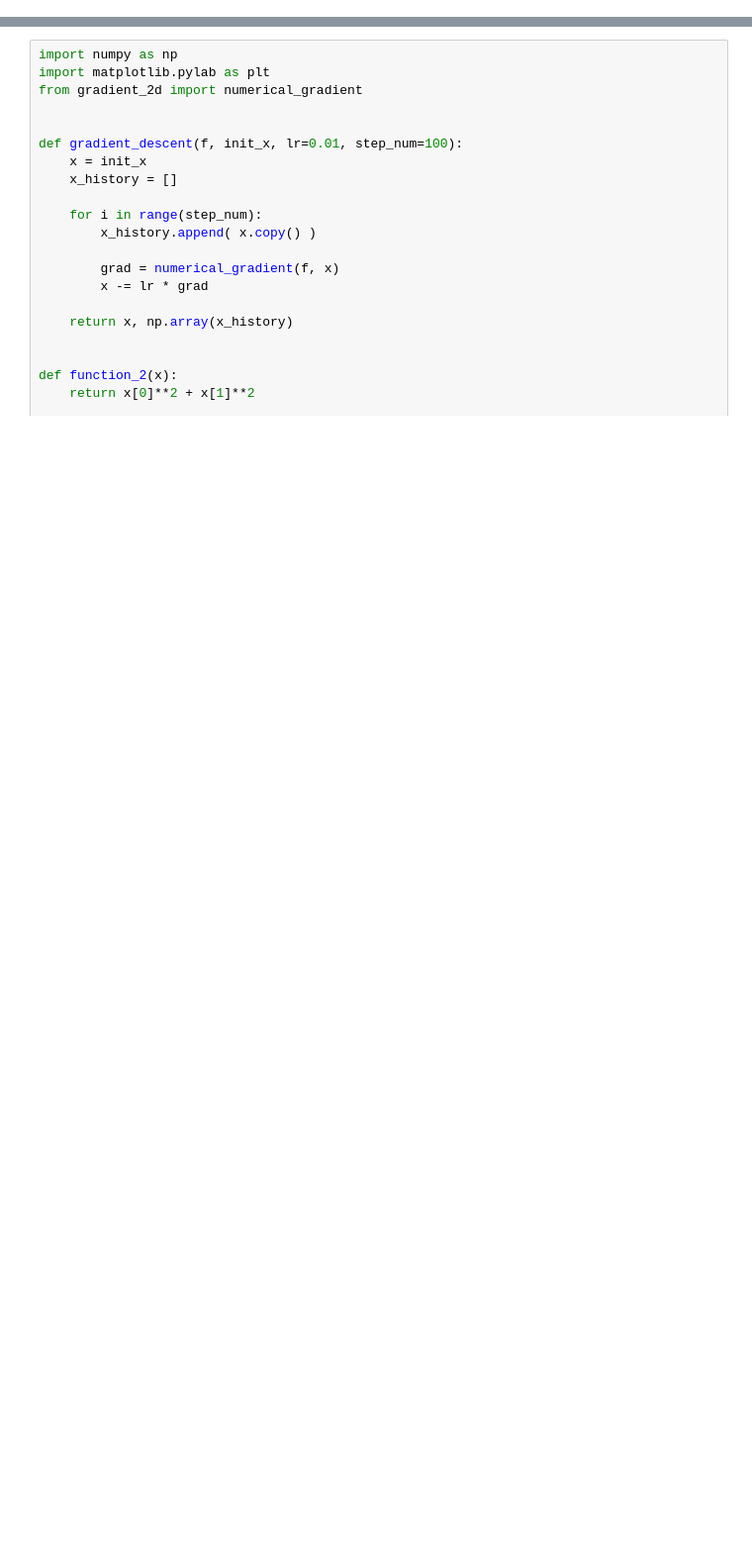
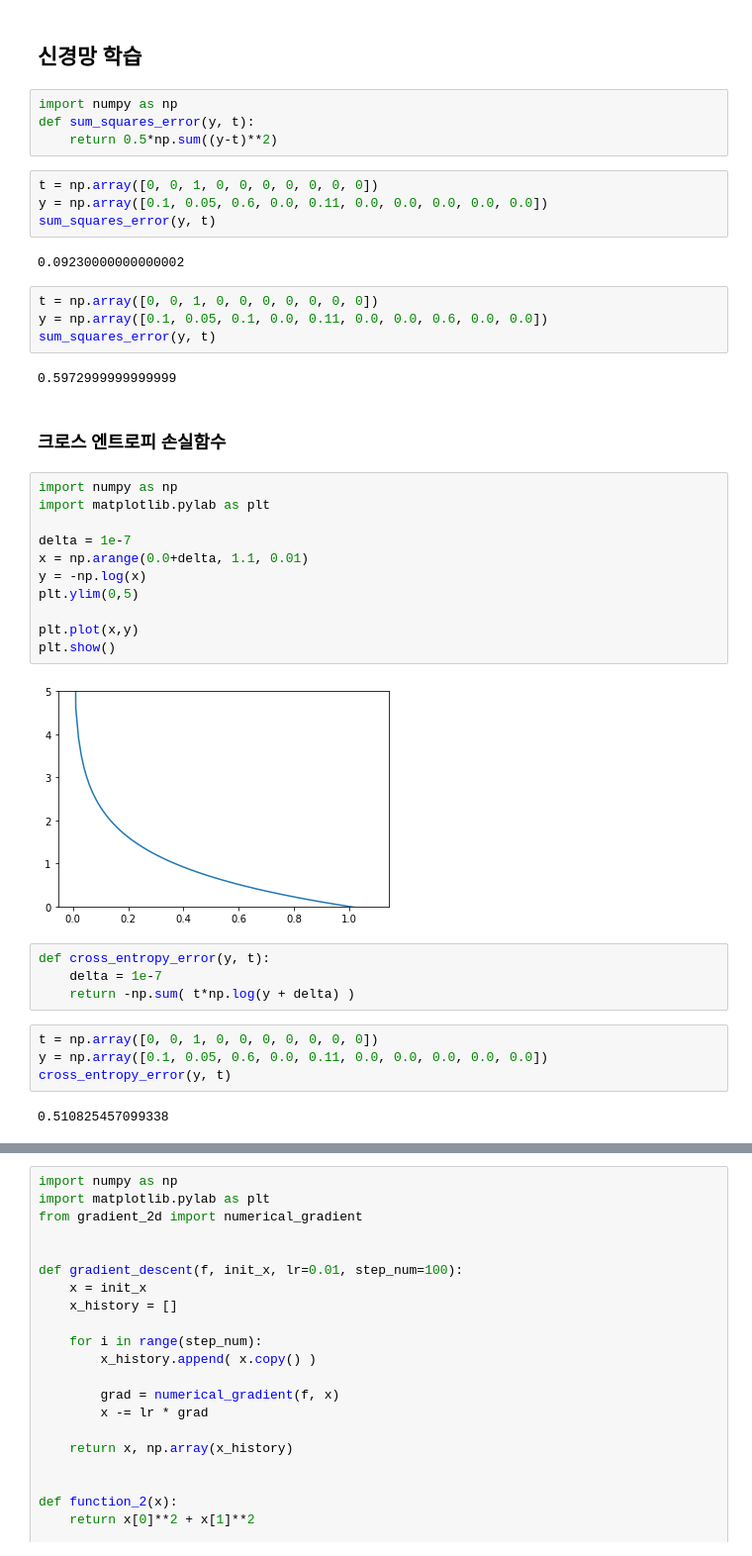
Before and after one commit to imguru-mooc/AI_Basic, a Jupyter notebook: deep-learning-from-scratch-master/ch04/ch04.ipynb, the cells around one changed output, grey strips where cells are left out. Shown: that part at 99% size. Saved outputs shown, nothing was run; the diff lists cells and outputs as text; blank space fills up the shorter version.

```diff
--- a/deep-learning-from-scratch-master/ch04/ch04.ipynb
+++ b/deep-learning-from-scratch-master/ch04/ch04.ipynb
@@ -0,0 +1,43 @@
+# %% [markdown]
+## 신경망 학습
+# %%
+import numpy as np
+def sum_squares_error(y, t):
+    return 0.5*np.sum((y-t)**2)
+# %%
+t = np.array([0, 0, 1, 0, 0, 0, 0, 0, 0, 0])
+y = np.array([0.1, 0.05, 0.6, 0.0, 0.11, 0.0, 0.0, 0.0, 0.0, 0.0])
+sum_squares_error(y, t)
+# %% [output]
+0.09230000000000002
+# %%
+t = np.array([0, 0, 1, 0, 0, 0, 0, 0, 0, 0])
+y = np.array([0.1, 0.05, 0.1, 0.0, 0.11, 0.0, 0.0, 0.6, 0.0, 0.0])
+sum_squares_error(y, t)
+# %% [output]
+0.5972999999999999
+# %% [markdown]
+### 크로스 엔트로피 손실함수
+# %%
+import numpy as np
+import matplotlib.pylab as plt
+
+delta = 1e-7
+x = np.arange(0.0+delta, 1.1, 0.01)
+y = -np.log(x)
+plt.ylim(0,5)
+
+plt.plot(x,y)
+plt.show()
+# %% [output]
+[figure, added]
+# %%
+def cross_entropy_error(y, t):
+    delta = 1e-7
+    return -np.sum( t*np.log(y + delta) )
+# %%
+t = np.array([0, 0, 1, 0, 0, 0, 0, 0, 0, 0])
+y = np.array([0.1, 0.05, 0.6, 0.0, 0.11, 0.0, 0.0, 0.0, 0.0, 0.0])
+cross_entropy_error(y, t)
+# %% [output]
+0.510825457099338
```
Also changed, not shown: parts of 18 cells of this notebook, 1 other file.
